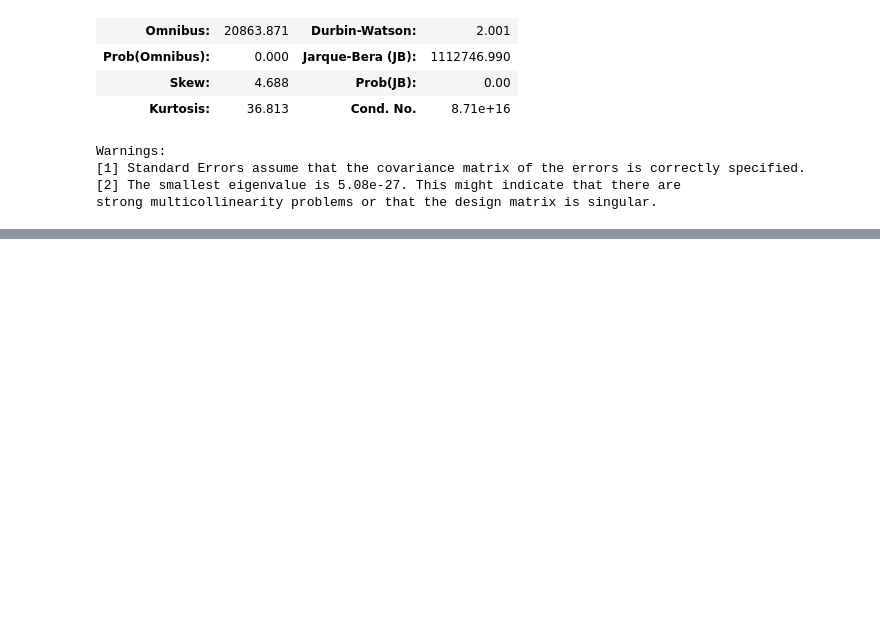
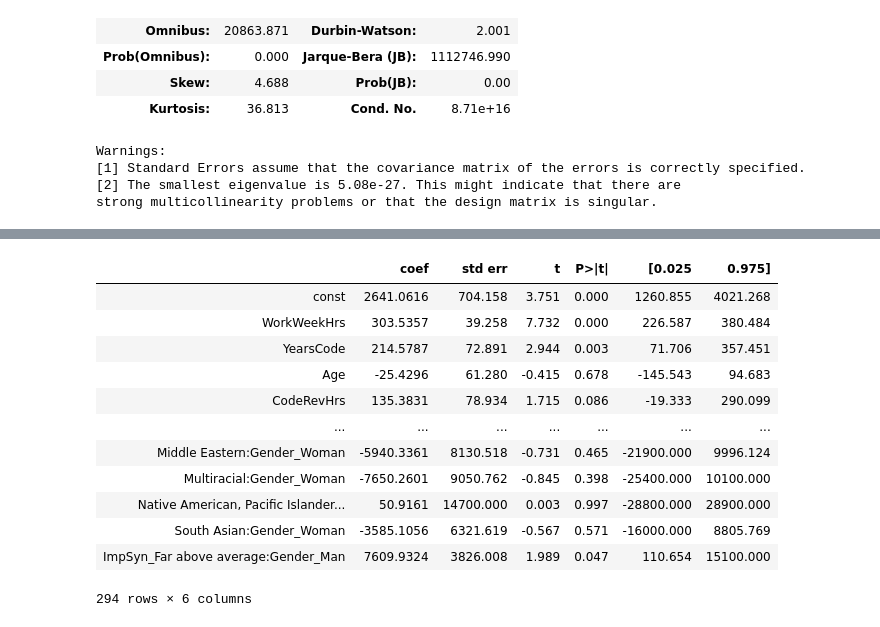
Before and after one commit to KennyMiyasato/developer_salary_predictor, a Jupyter notebook: charlie/charlie_index.ipynb, the cells around one changed output, grey strips where cells are left out. Drawn from its saved outputs; the diff is of its cells as text; code cells hidden in the pictures; blank space fills up the shorter version.

```diff
--- a/charlie/charlie_index.ipynb
+++ b/charlie/charlie_index.ipynb
@@ -576,3 +576,9 @@ def sm_OLS_recursion(x_values,y_values):
         sm_OLS_recursion(x_values,y_values)
     else:
         return model_performance,variables,outcomes, results_summary
+# %%
+
+df = pd.read_csv('/Users/schlinkertc/Flatiron/projects/mod4_project/developer_survey_2019/survey_results_public.csv')
+%run ../shared_datasets/clean_dataframe.py
+dataframe_class = CleanDataframe(df)
+df_cleaned = dataframe_class.cleaned_df
@@ -578,0 +587,4 @@ def sm_OLS_recursion(x_values,y_values):
+# %%
+X = df_cleaned.drop(columns=['Respondent','ConvertedComp'])
+Y = df_cleaned['ConvertedComp']
+sm_performance,sm_variables,sm_outcomes = sm_OLS(X,Y)
@@ -578,0 +606,16 @@ def sm_OLS_recursion(x_values,y_values):
+# %%
+sm_variables
+# %% [output]
+|  | coef | std err | t | P>|t| | [0.025 | 0.975] |
+| const | 2641.0616 | 704.158 | 3.751 | 0.000 | 1260.855 | 4021.268 |
+| WorkWeekHrs | 303.5357 | 39.258 | 7.732 | 0.000 | 226.587 | 380.484 |
+| YearsCode | 214.5787 | 72.891 | 2.944 | 0.003 | 71.706 | 357.451 |
+| Age | -25.4296 | 61.280 | -0.415 | 0.678 | -145.543 | 94.683 |
+| CodeRevHrs | 135.3831 | 78.934 | 1.715 | 0.086 | -19.333 | 290.099 |
+| ... | ... | ... | ... | ... | ... | ... |
+| Middle Eastern:Gender_Woman | -5940.3361 | 8130.518 | -0.731 | 0.465 | -21900.000 | 9996.124 |
+| Multiracial:Gender_Woman | -7650.2601 | 9050.762 | -0.845 | 0.398 | -25400.000 | 10100.000 |
+| Native American, Pacific Islander... | 50.9161 | 14700.000 | 0.003 | 0.997 | -28800.000 | 28900.000 |
+| South Asian:Gender_Woman | -3585.1056 | 6321.619 | -0.567 | 0.571 | -16000.000 | 8805.769 |
+| ImpSyn_Far above average:Gender_Man | 7609.9324 | 3826.008 | 1.989 | 0.047 | 110.654 | 15100.000 |
+294 rows × 6 columns
```
Also changed, not shown: parts of 6 cells of this notebook.
